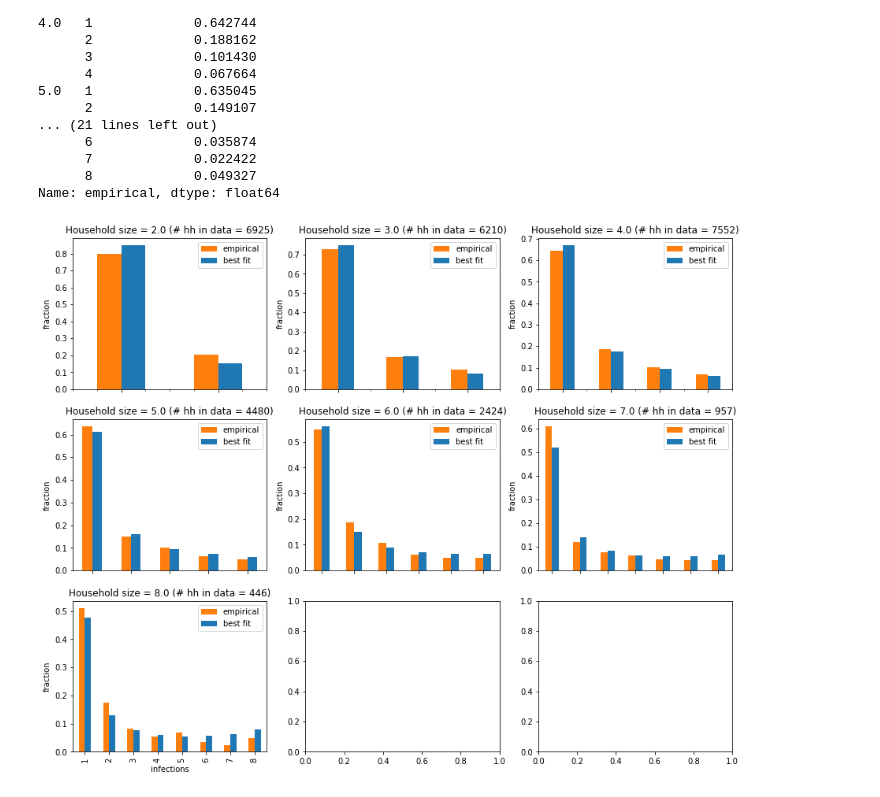
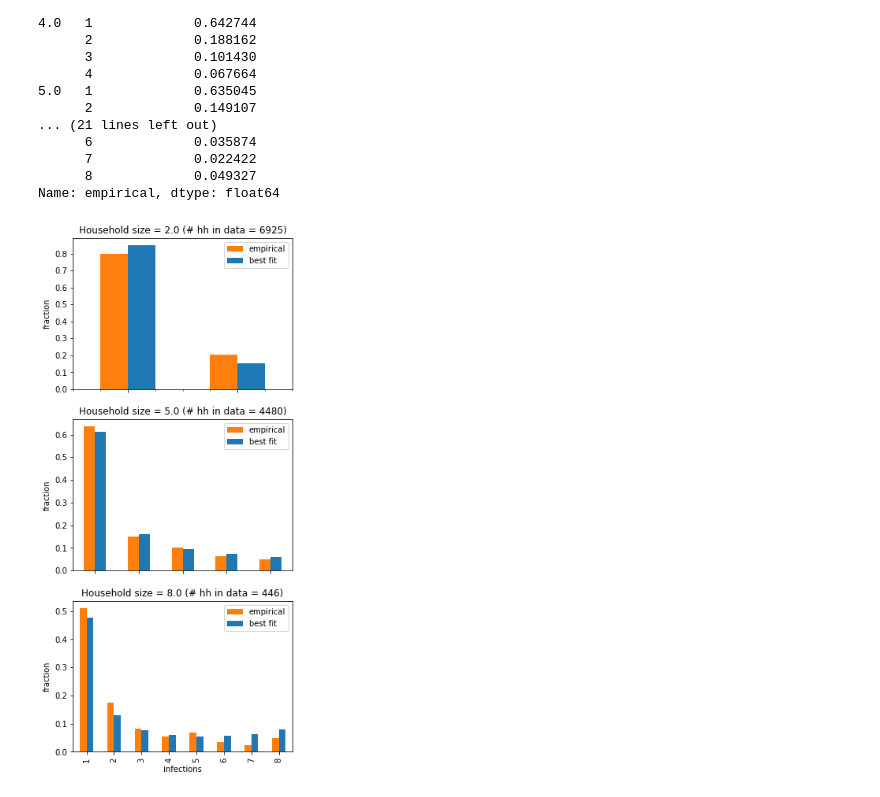
Before and after one commit to tanderson11/householdheterogeneity, a Jupyter notebook: notebooks/clean_plot_3d_fit.ipynb, the cells around one changed output. Saved outputs shown, nothing was run; the diff lists cells and outputs as text; code cells hidden in the pictures.

Commit message:
Plot your choice of dataset.

```diff
--- a/notebooks/clean_plot_3d_fit.ipynb
+++ b/notebooks/clean_plot_3d_fit.ipynb
@@ -126,37 +126,43 @@ combined_best_and_empirical = pd.concat([empirical_frequencies, best_fit_infecti
 empirical_sizes = empirical_df.groupby('size').size()
 n_sizes = len(empirical_sizes.index.unique())
 
-#which_sizes = [2, 5, 7]
 which_sizes = empirical_sizes.index.unique()
+which_sizes = [2, 5, 8]
+
+vertical = True
 
 n_cols = 3
 n_rows = int(np.ceil(len(which_sizes) / n_cols))
+
+if orientation == 'vertical':
+    n_cols, n_rows = n_rows, n_cols
+
 fig, axes = plt.subplots(nrows=n_rows, ncols=n_cols)
 axis_generator = (ax for ax in np.ravel(axes))
 cmap = plt.get_cmap("tab10")
 color_dict = {'best fit': cmap(0), 'empirical': cmap(1)}
 for k,g in combined_best_and_empirical.groupby('size'):
     if k not in which_sizes:
         continue
     try:
         ax = next(axis_generator)
     except StopIteration:
         break
     try:
         title = f"Household size = {k} (# hh in data = {empirical_sizes[k]})"
     except KeyError:
         continue
     g = g.set_index(g.index.droplevel('size'))
     g.plot.bar(
         ax=ax,
         figsize=(5*n_cols,n_rows*4),
         title=title,
         xlabel="infections",
         ylabel="fraction",
         sharex=True,
         color=color_dict
     ),
 
 plt.savefig('output.png', dpi=300, bbox_inches='tight')
 # %% [output]
-[figure, old version]
+[figure, new version]
```
